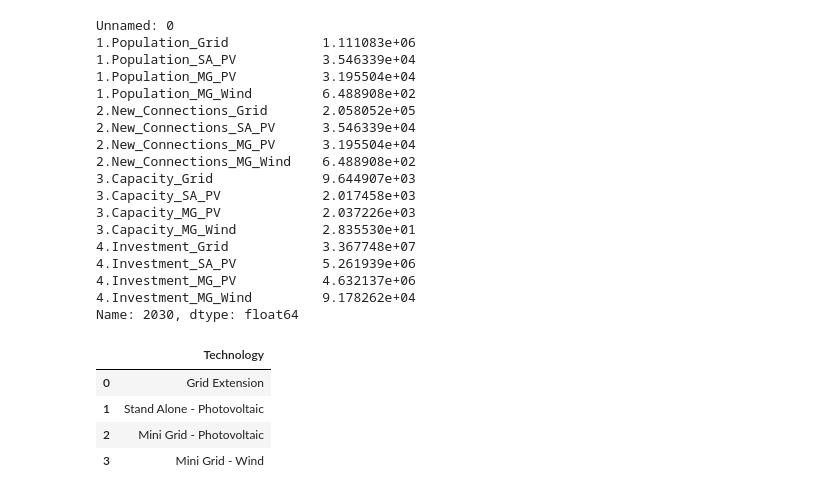
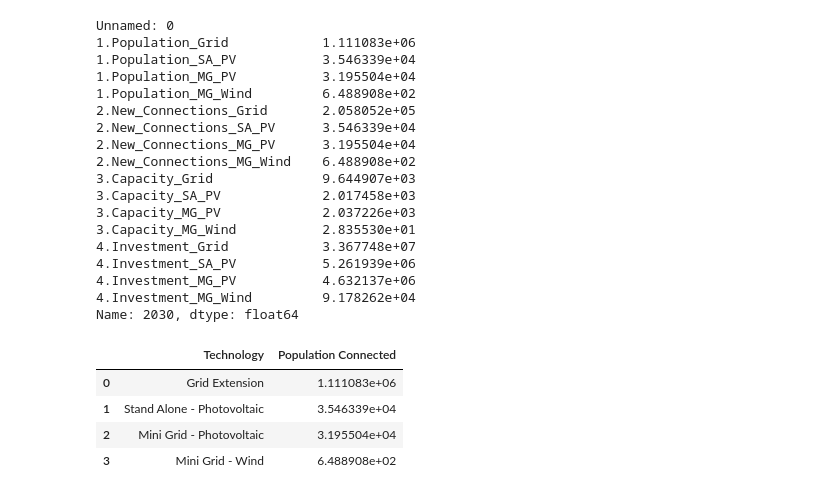
Before and after one commit to crosscompute/onsset-automation, a Jupyter notebook: sections/overview/run.ipynb, the cells around one changed output. Saved outputs shown, nothing was run; the diff lists cells and outputs as text; code cells hidden in the pictures.

```diff
--- a/sections/overview/run.ipynb
+++ b/sections/overview/run.ipynb
@@ -211,11 +235,3 @@ Unnamed: 0
 4.Investment_MG_PV           4.632137e+06
 4.Investment_MG_Wind         9.178262e+04
 Name: 2030, dtype: float64
-# %%
-summary_table['Population Connected']
-# %% [output]
-|  | Technology |
-| 0 | Grid Extension |
-| 1 | Stand Alone - Photovoltaic |
-| 2 | Mini Grid - Photovoltaic |
-| 3 | Mini Grid - Wind |
@@ -225,0 +238,10 @@ summary_table['Added Capacity']
+# %%
+population_index = '1.Population'
+summary_table['Population Connected'] = t[t.index.str.contains(population_index)].reset_index(drop=True)
+summary_table
+# %% [output]
+|  | Technology | Population Connected |
+| 0 | Grid Extension | 1.111083e+06 |
+| 1 | Stand Alone - Photovoltaic | 3.546339e+04 |
+| 2 | Mini Grid - Photovoltaic | 3.195504e+04 |
+| 3 | Mini Grid - Wind | 6.488908e+02 |
```
Also changed, not shown: parts of 8 cells of this notebook, 7 other files.
